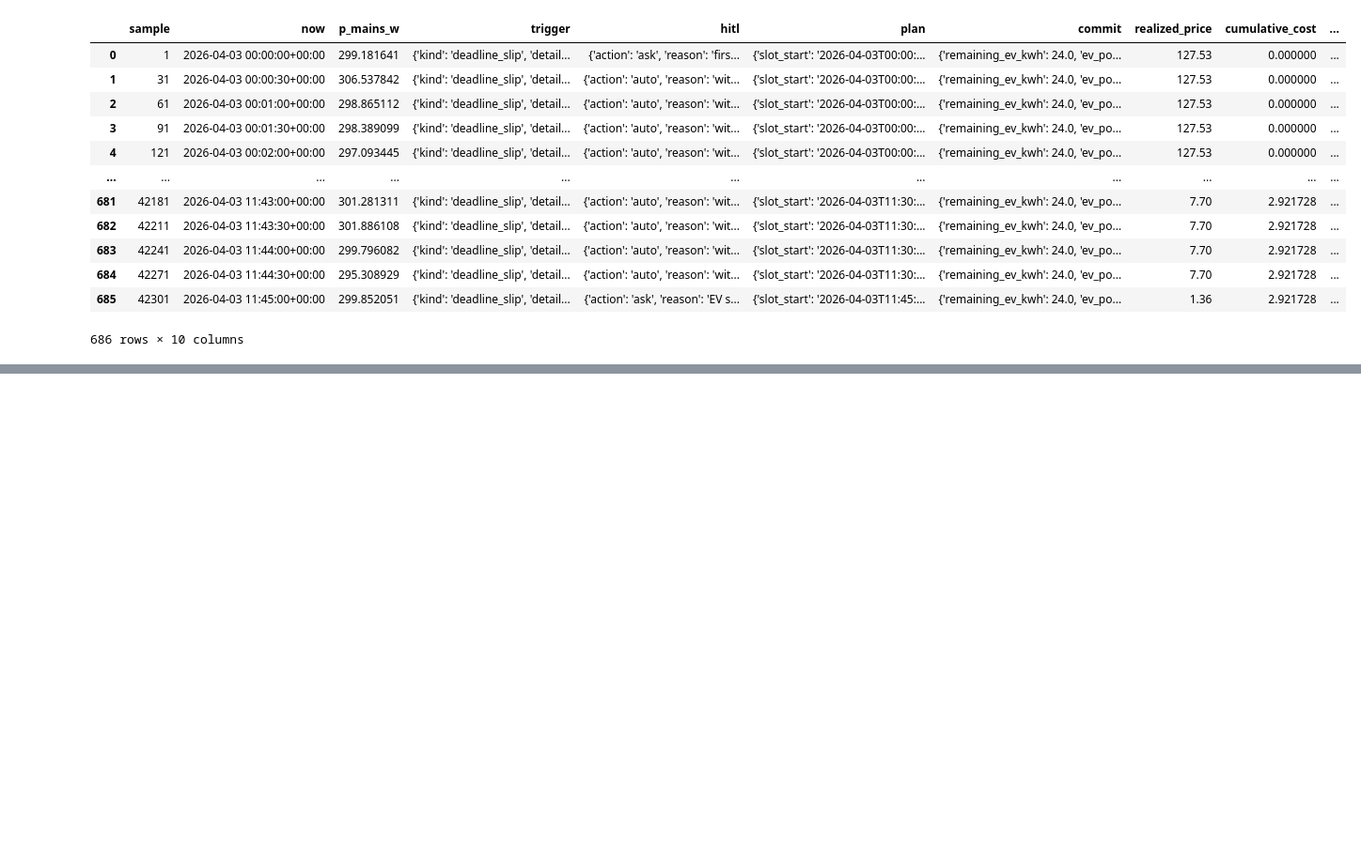
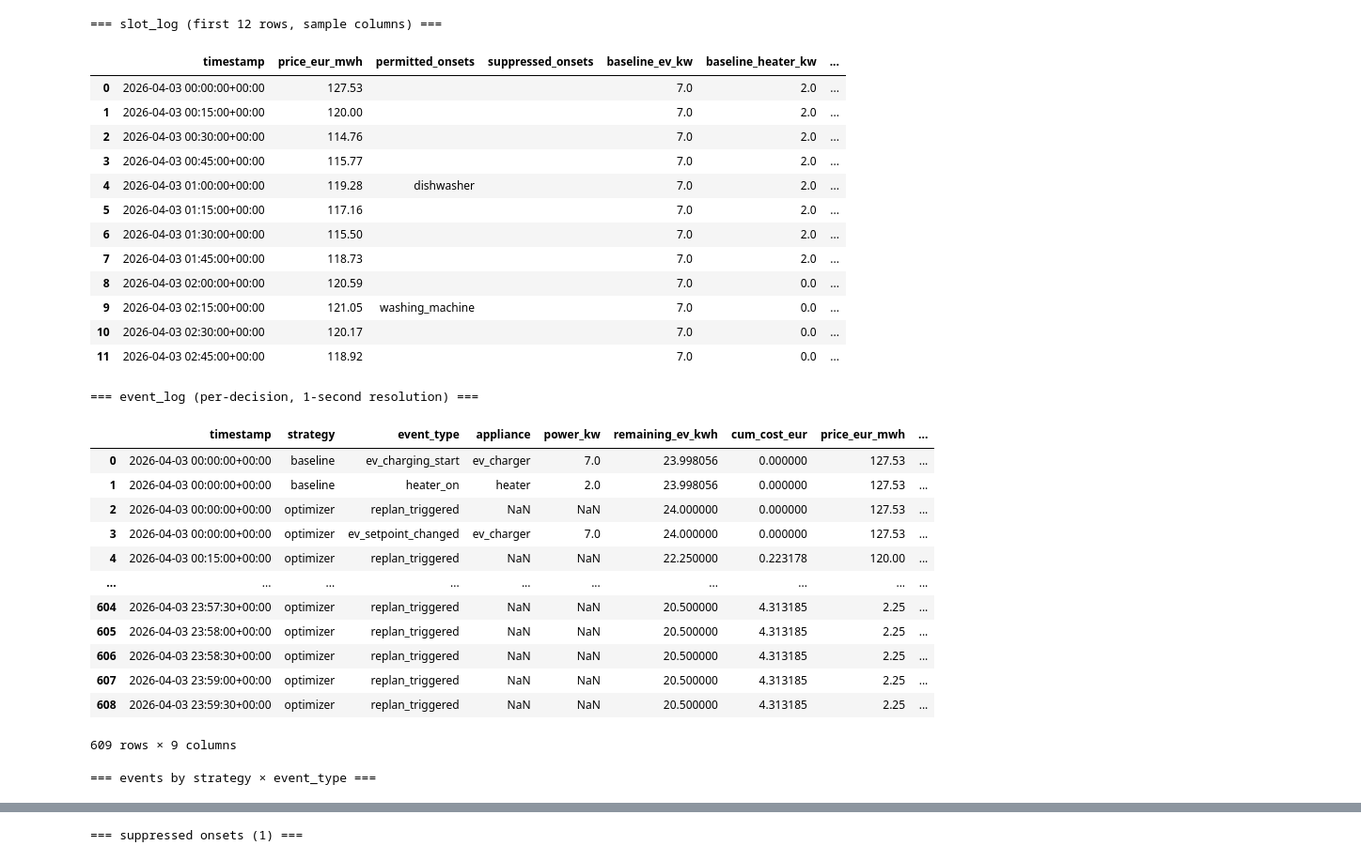
Before and after one commit to mjordanic/home-energy-planner, a Jupyter notebook: notebooks/06_end_to_end.ipynb, the cells around one changed output, grey strips where cells are left out. Shown at 94% size. Drawn from its saved outputs; the diff is of its cells as text; code cells hidden in the pictures; blank space fills up the shorter version.

```diff
--- a/notebooks/06_end_to_end.ipynb
+++ b/notebooks/06_end_to_end.ipynb
@@ -107,16 +330,66 @@ replan events: 686  final cost: $2.92  baseline: $8.19  saved: +64.3%
 # %%
-log
+# ── Slot log: 15-min resolution, side-by-side per strategy ────────────────────
+core_cols = ["timestamp", "price_eur_mwh", "permitted_onsets", "suppressed_onsets"]
+print("=== slot_log (first 12 rows, sample columns) ===")
+sample_cols = core_cols.copy()
+for name in strategy_names:
+    sample_cols.extend([
+        f"{name}_ev_kw", f"{name}_heater_kw", f"{name}_cycle_kw",
+        f"{name}_cum_cost_eur",
+    ])
+display(slot_df[sample_cols].head(12))
+
+# ── Event log: full per-decision log ──────────────────────────────────────────
+print("\n=== event_log (per-decision, 1-second resolution) ===")
+display(event_df[[
+    "timestamp", "strategy", "event_type", "appliance",
+    "power_kw", "remaining_ev_kwh", "cum_cost_eur",
+    "price_eur_mwh", "detail",
+]])
+
+# ── Cross-strategy event counts ───────────────────────────────────────────────
+print("\n=== events by strategy × event_type ===")
+display(
+    event_df.groupby(["strategy", "event_type"])
+    .size().rename("count")
+    .reset_index()
+    .sort_values(["strategy", "count"], ascending=[True, False])
+)
+
+# ── Suppression detail (the cross-strategy gating in action) ──────────────────
+suppressed = event_df[event_df["event_type"] == "onset_suppressed"]
+if not suppressed.empty:
+    print(f"\n=== suppressed onsets ({len(suppressed)}) ===")
+    display(suppressed[["timestamp", "appliance", "detail"]])
+else:
+    print("\nNo onsets were suppressed in this run.")
 # %% [output]
+=== slot_log (first 12 rows, sample columns) ===
-|  | sample | now | p_mains_w | trigger | hitl | plan | commit | realized_price | cumulative_cost | ... |
-| 0 | 1 | 2026-04-03 00:00:00+00:00 | 299.181641 | {'kind': 'deadline_slip', 'detail... | {'action': 'ask', 'reason': 'firs... | {'slot_start': '2026-04-03T00:00:... | {'remaining_ev_kwh': 24.0, 'ev_po... | 127.53 | 0.000000 | ... |
-| 1 | 31 | 2026-04-03 00:00:30+00:00 | 306.537842 | {'kind': 'deadline_slip', 'detail... | {'action': 'auto', 'reason': 'wit... | {'slot_start': '2026-04-03T00:00:... | {'remaining_ev_kwh': 24.0, 'ev_po... | 127.53 | 0.000000 | ... |
-| 2 | 61 | 2026-04-03 00:01:00+00:00 | 298.865112 | {'kind': 'deadline_slip', 'detail... | {'action': 'auto', 'reason': 'wit... | {'slot_start': '2026-04-03T00:00:... | {'remaining_ev_kwh': 24.0, 'ev_po... | 127.53 | 0.000000 | ... |
-| 3 | 91 | 2026-04-03 00:01:30+00:00 | 298.389099 | {'kind': 'deadline_slip', 'detail... | {'action': 'auto', 'reason': 'wit... | {'slot_start': '2026-04-03T00:00:... | {'remaining_ev_kwh': 24.0, 'ev_po... | 127.53 | 0.000000 | ... |
-| 4 | 121 | 2026-04-03 00:02:00+00:00 | 297.093445 | {'kind': 'deadline_slip', 'detail... | {'action': 'auto', 'reason': 'wit... | {'slot_start': '2026-04-03T00:00:... | {'remaining_ev_kwh': 24.0, 'ev_po... | 127.53 | 0.000000 | ... |
-| ... | ... | ... | ... | ... | ... | ... | ... | ... | ... | ... |
-| 681 | 42181 | 2026-04-03 11:43:00+00:00 | 301.281311 | {'kind': 'deadline_slip', 'detail... | {'action': 'auto', 'reason': 'wit... | {'slot_start': '2026-04-03T11:30:... | {'remaining_ev_kwh': 24.0, 'ev_po... | 7.70 | 2.921728 | ... |
-| 682 | 42211 | 2026-04-03 11:43:30+00:00 | 301.886108 | {'kind': 'deadline_slip', 'detail... | {'action': 'auto', 'reason': 'wit... | {'slot_start': '2026-04-03T11:30:... | {'remaining_ev_kwh': 24.0, 'ev_po... | 7.70 | 2.921728 | ... |
-| 683 | 42241 | 2026-04-03 11:44:00+00:00 | 299.796082 | {'kind': 'deadline_slip', 'detail... | {'action': 'auto', 'reason': 'wit... | {'slot_start': '2026-04-03T11:30:... | {'remaining_ev_kwh': 24.0, 'ev_po... | 7.70 | 2.921728 | ... |
-| 684 | 42271 | 2026-04-03 11:44:30+00:00 | 295.308929 | {'kind': 'deadline_slip', 'detail... | {'action': 'auto', 'reason': 'wit... | {'slot_start': '2026-04-03T11:30:... | {'remaining_ev_kwh': 24.0, 'ev_po... | 7.70 | 2.921728 | ... |
-| 685 | 42301 | 2026-04-03 11:45:00+00:00 | 299.852051 | {'kind': 'deadline_slip', 'detail... | {'action': 'ask', 'reason': 'EV s... | {'slot_start': '2026-04-03T11:45:... | {'remaining_ev_kwh': 24.0, 'ev_po... | 1.36 | 2.921728 | ... |
+|  | timestamp | price_eur_mwh | permitted_onsets | suppressed_onsets | baseline_ev_kw | baseline_heater_kw | ... |
+| 0 | 2026-04-03 00:00:00+00:00 | 127.53 |  |  | 7.0 | 2.0 | ... |
+| 1 | 2026-04-03 00:15:00+00:00 | 120.00 |  |  | 7.0 | 2.0 | ... |
+| 2 | 2026-04-03 00:30:00+00:00 | 114.76 |  |  | 7.0 | 2.0 | ... |
+| 3 | 2026-04-03 00:45:00+00:00 | 115.77 |  |  | 7.0 | 2.0 | ... |
+| 4 | 2026-04-03 01:00:00+00:00 | 119.28 | dishwasher |  | 7.0 | 2.0 | ... |
+| 5 | 2026-04-03 01:15:00+00:00 | 117.16 |  |  | 7.0 | 2.0 | ... |
+| 6 | 2026-04-03 01:30:00+00:00 | 115.50 |  |  | 7.0 | 2.0 | ... |
+| 7 | 2026-04-03 01:45:00+00:00 | 118.73 |  |  | 7.0 | 2.0 | ... |
+| 8 | 2026-04-03 02:00:00+00:00 | 120.59 |  |  | 7.0 | 0.0 | ... |
+| 9 | 2026-04-03 02:15:00+00:00 | 121.05 | washing_machine |  | 7.0 | 0.0 | ... |
+| 10 | 2026-04-03 02:30:00+00:00 | 120.17 |  |  | 7.0 | 0.0 | ... |
+| 11 | 2026-04-03 02:45:00+00:00 | 118.92 |  |  | 7.0 | 0.0 | ... |
-686 rows × 10 columns
+=== event_log (per-decision, 1-second resolution) ===
+|  | timestamp | strategy | event_type | appliance | power_kw | remaining_ev_kwh | cum_cost_eur | price_eur_mwh | ... |
+| 0 | 2026-04-03 00:00:00+00:00 | baseline | ev_charging_start | ev_charger | 7.0 | 23.998056 | 0.000000 | 127.53 | ... |
+| 1 | 2026-04-03 00:00:00+00:00 | baseline | heater_on | heater | 2.0 | 23.998056 | 0.000000 | 127.53 | ... |
+| 2 | 2026-04-03 00:00:00+00:00 | optimizer | replan_triggered | NaN | NaN | 24.000000 | 0.000000 | 127.53 | ... |
+| 3 | 2026-04-03 00:00:00+00:00 | optimizer | ev_setpoint_changed | ev_charger | 7.0 | 24.000000 | 0.000000 | 127.53 | ... |
+| 4 | 2026-04-03 00:15:00+00:00 | optimizer | replan_triggered | NaN | NaN | 22.250000 | 0.223178 | 120.00 | ... |
+| ... | ... | ... | ... | ... | ... | ... | ... | ... | ... |
+| 604 | 2026-04-03 23:57:30+00:00 | optimizer | replan_triggered | NaN | NaN | 20.500000 | 4.313185 | 2.25 | ... |
+| 605 | 2026-04-03 23:58:00+00:00 | optimizer | replan_triggered | NaN | NaN | 20.500000 | 4.313185 | 2.25 | ... |
+| 606 | 2026-04-03 23:58:30+00:00 | optimizer | replan_triggered | NaN | NaN | 20.500000 | 4.313185 | 2.25 | ... |
+| 607 | 2026-04-03 23:59:00+00:00 | optimizer | replan_triggered | NaN | NaN | 20.500000 | 4.313185 | 2.25 | ... |
+| 608 | 2026-04-03 23:59:30+00:00 | optimizer | replan_triggered | NaN | NaN | 20.500000 | 4.313185 | 2.25 | ... |
+609 rows × 9 columns
+=== events by strategy × event_type ===
@@ -122,0 +413 @@ log
+=== suppressed onsets (1) ===
```
Also changed, not shown: parts of 7 cells of this notebook, 14 other files.
